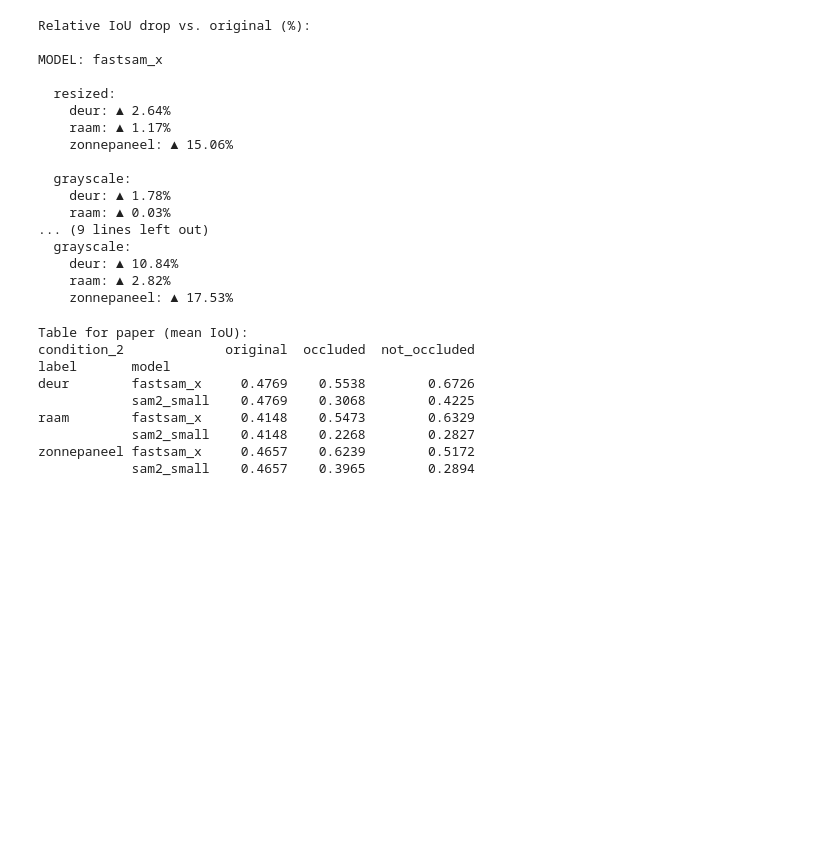
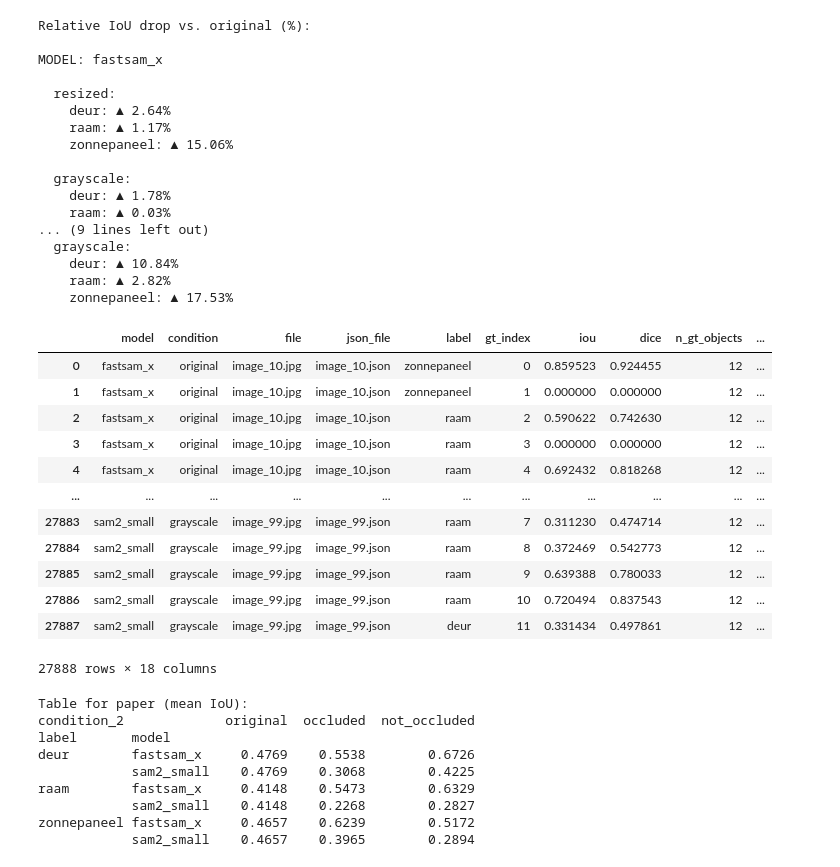
Before and after one commit to AicoSchreurs/Parsing-House-Facades, a Jupyter notebook: notebooks/SAM project.ipynb, the cells around one changed output. Saved outputs shown, nothing was run; the diff lists cells and outputs as text; code cells hidden in the pictures; blank space fills up the shorter version.

```diff
--- a/notebooks/SAM project.ipynb
+++ b/notebooks/SAM project.ipynb
@@ -1713,6 +1817,22 @@ occluded_files = [
 "image_490.jpg", "image_492.jpg", "image_493.jpg", "image_494.jpg",
 "image_497.jpg"
 ]
+# %%
+df
+# %% [output]
+|  | model | condition | file | json_file | label | gt_index | iou | dice | n_gt_objects | ... |
+| 0 | fastsam_x | original | image_10.jpg | image_10.json | zonnepaneel | 0 | 0.859523 | 0.924455 | 12 | ... |
+| 1 | fastsam_x | original | image_10.jpg | image_10.json | zonnepaneel | 1 | 0.000000 | 0.000000 | 12 | ... |
+| 2 | fastsam_x | original | image_10.jpg | image_10.json | raam | 2 | 0.590622 | 0.742630 | 12 | ... |
+| 3 | fastsam_x | original | image_10.jpg | image_10.json | raam | 3 | 0.000000 | 0.000000 | 12 | ... |
+| 4 | fastsam_x | original | image_10.jpg | image_10.json | raam | 4 | 0.692432 | 0.818268 | 12 | ... |
+| ... | ... | ... | ... | ... | ... | ... | ... | ... | ... | ... |
+| 27883 | sam2_small | grayscale | image_99.jpg | image_99.json | raam | 7 | 0.311230 | 0.474714 | 12 | ... |
+| 27884 | sam2_small | grayscale | image_99.jpg | image_99.json | raam | 8 | 0.372469 | 0.542773 | 12 | ... |
+| 27885 | sam2_small | grayscale | image_99.jpg | image_99.json | raam | 9 | 0.639388 | 0.780033 | 12 | ... |
+| 27886 | sam2_small | grayscale | image_99.jpg | image_99.json | raam | 10 | 0.720494 | 0.837543 | 12 | ... |
+| 27887 | sam2_small | grayscale | image_99.jpg | image_99.json | deur | 11 | 0.331434 | 0.497861 | 12 | ... |
+27888 rows × 18 columns
 # %%
 df["condition_2"] = "unknown"
 
```
Also changed, not shown: parts of 8 cells of this notebook, 26 other files.
